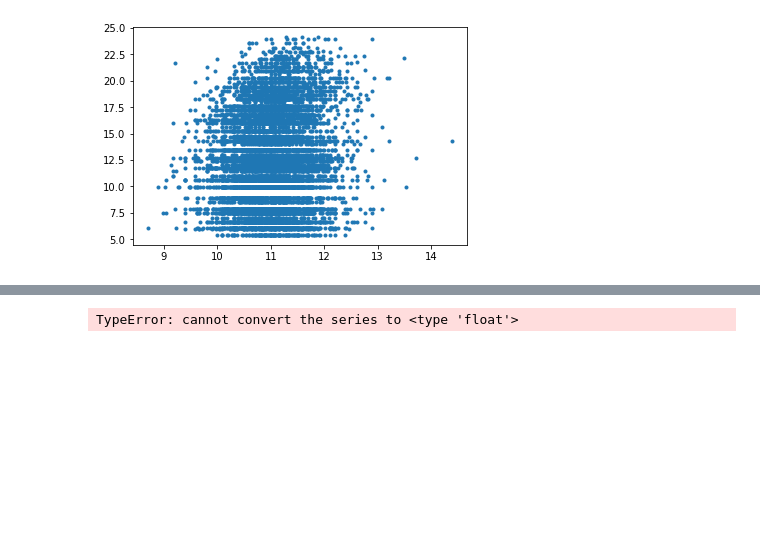
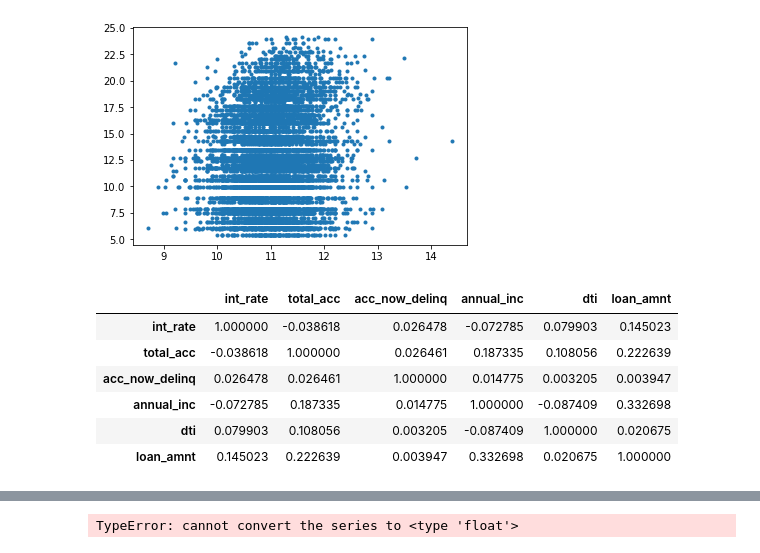
Before and after one commit to brandy-lei/LC, a Jupyter notebook: Untitled.ipynb, the cells around one changed output, grey strips where cells are left out. Saved outputs shown, nothing was run; the diff lists cells and outputs as text; code cells hidden in the pictures; blank space fills up the shorter version.

```diff
--- a/Untitled.ipynb
+++ b/Untitled.ipynb
@@ -295,3 +295,15 @@ plt.plot(np.log(df.loc[:10000,'annual_inc']+1),df.loc[:10000,'int_rate'],'.')
 # %% [output]
 [<matplotlib.lines.Line2D at 0x...>]
 [figure]
+# %%
+cor_columns=['int_rate', 'total_acc', 'acc_now_delinq', 'annual_inc',
+                             'dti', 'loan_amnt']
+df[cor_columns].corr()
+# %% [output]
+|  | int_rate | total_acc | acc_now_delinq | annual_inc | dti | loan_amnt |
+| int_rate | 1.000000 | -0.038618 | 0.026478 | -0.072785 | 0.079903 | 0.145023 |
+| total_acc | -0.038618 | 1.000000 | 0.026461 | 0.187335 | 0.108056 | 0.222639 |
+| acc_now_delinq | 0.026478 | 0.026461 | 1.000000 | 0.014775 | 0.003205 | 0.003947 |
+| annual_inc | -0.072785 | 0.187335 | 0.014775 | 1.000000 | -0.087409 | 0.332698 |
+| dti | 0.079903 | 0.108056 | 0.003205 | -0.087409 | 1.000000 | 0.020675 |
+| loan_amnt | 0.145023 | 0.222639 | 0.003947 | 0.332698 | 0.020675 | 1.000000 |
```
Also changed, not shown: parts of 5 cells of this notebook.
